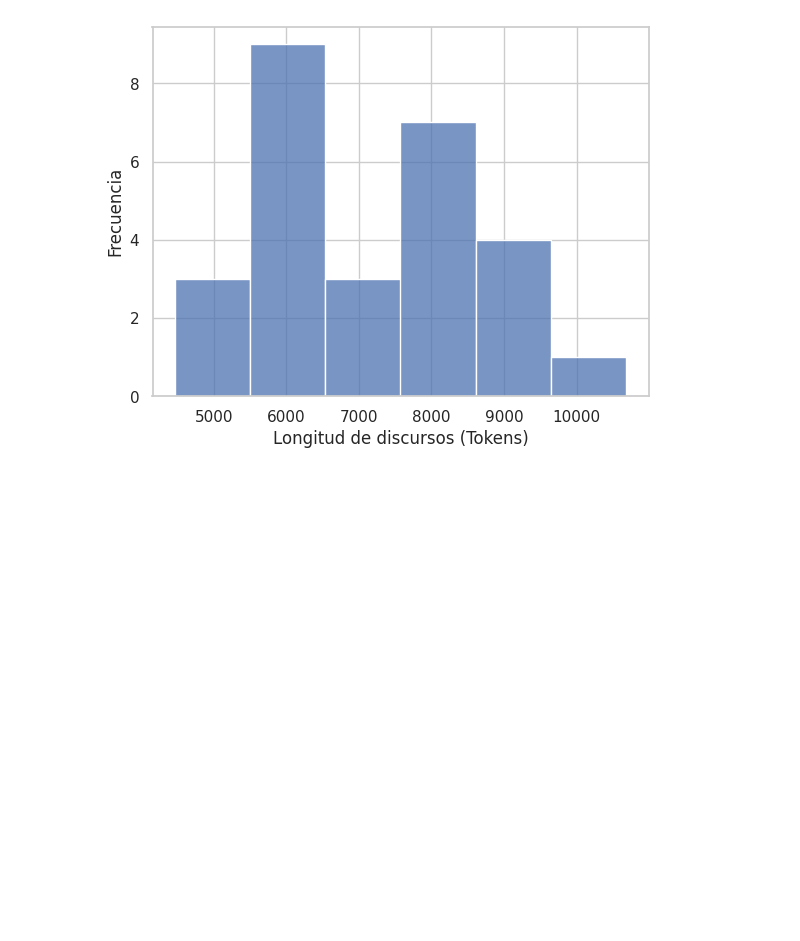
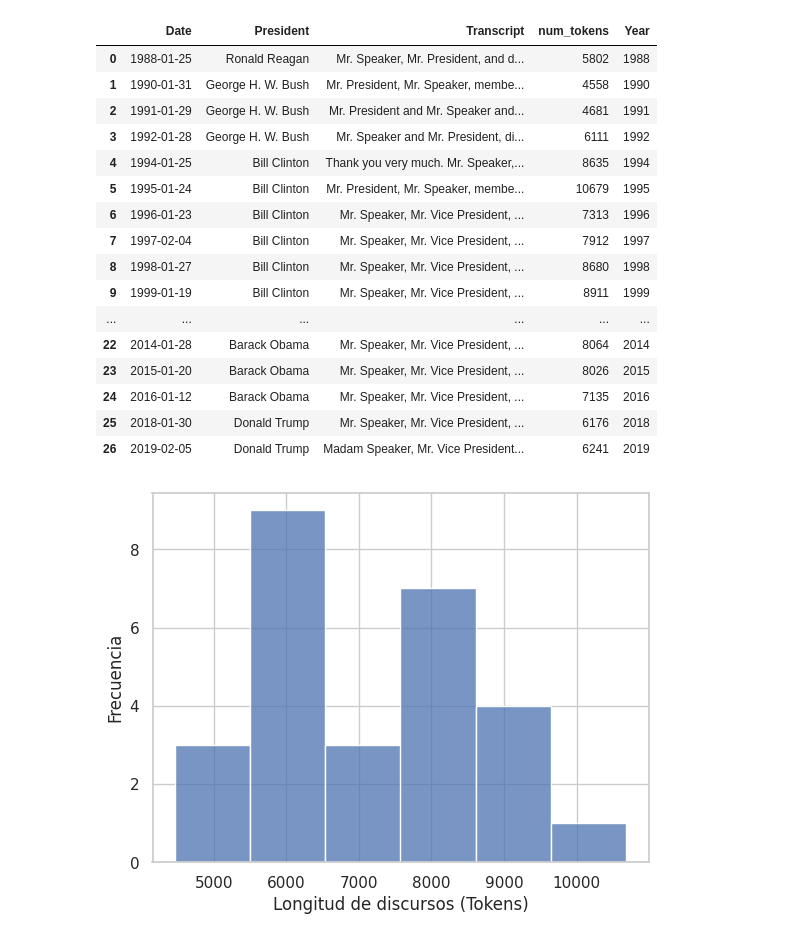
Before and after one commit to fddemarco/LLM-Embeddings, a Jupyter notebook: notebooks/token_distribution.ipynb, the cells around one changed output. Saved outputs shown, nothing was run; the diff lists cells and outputs as text; code cells hidden in the pictures; blank space fills up the shorter version.

```diff
--- a/notebooks/token_distribution.ipynb
+++ b/notebooks/token_distribution.ipynb
@@ -17,3 +19,23 @@ df["num_tokens"] = df["Transcript"].apply(lambda x: num_tokens_from_string(x))
+# %%
+df
+# %% [output]
+|  | Date | President | Transcript | num_tokens | Year |
+| 0 | 1988-01-25 | Ronald Reagan | Mr. Speaker, Mr. President, and d... | 5802 | 1988 |
+| 1 | 1990-01-31 | George H. W. Bush | Mr. President, Mr. Speaker, membe... | 4558 | 1990 |
+| 2 | 1991-01-29 | George H. W. Bush | Mr. President and Mr. Speaker and... | 4681 | 1991 |
+| 3 | 1992-01-28 | George H. W. Bush | Mr. Speaker and Mr. President, di... | 6111 | 1992 |
+| 4 | 1994-01-25 | Bill Clinton | Thank you very much. Mr. Speaker,... | 8635 | 1994 |
+| 5 | 1995-01-24 | Bill Clinton | Mr. President, Mr. Speaker, membe... | 10679 | 1995 |
+| 6 | 1996-01-23 | Bill Clinton | Mr. Speaker, Mr. Vice President, ... | 7313 | 1996 |
+| 7 | 1997-02-04 | Bill Clinton | Mr. Speaker, Mr. Vice President, ... | 7912 | 1997 |
+| 8 | 1998-01-27 | Bill Clinton | Mr. Speaker, Mr. Vice President, ... | 8680 | 1998 |
+| 9 | 1999-01-19 | Bill Clinton | Mr. Speaker, Mr. Vice President, ... | 8911 | 1999 |
+| ... | ... | ... | ... | ... | ... |
+| 22 | 2014-01-28 | Barack Obama | Mr. Speaker, Mr. Vice President, ... | 8064 | 2014 |
+| 23 | 2015-01-20 | Barack Obama | Mr. Speaker, Mr. Vice President, ... | 8026 | 2015 |
+| 24 | 2016-01-12 | Barack Obama | Mr. Speaker, Mr. Vice President, ... | 7135 | 2016 |
+| 25 | 2018-01-30 | Donald Trump | Mr. Speaker, Mr. Vice President, ... | 6176 | 2018 |
+| 26 | 2019-02-05 | Donald Trump | Madam Speaker, Mr. Vice President... | 6241 | 2019 |
 # %%
 sns.set_theme(style="whitegrid", palette="deep")
 
```
Also changed, not shown: parts of 3 cells of this notebook.
